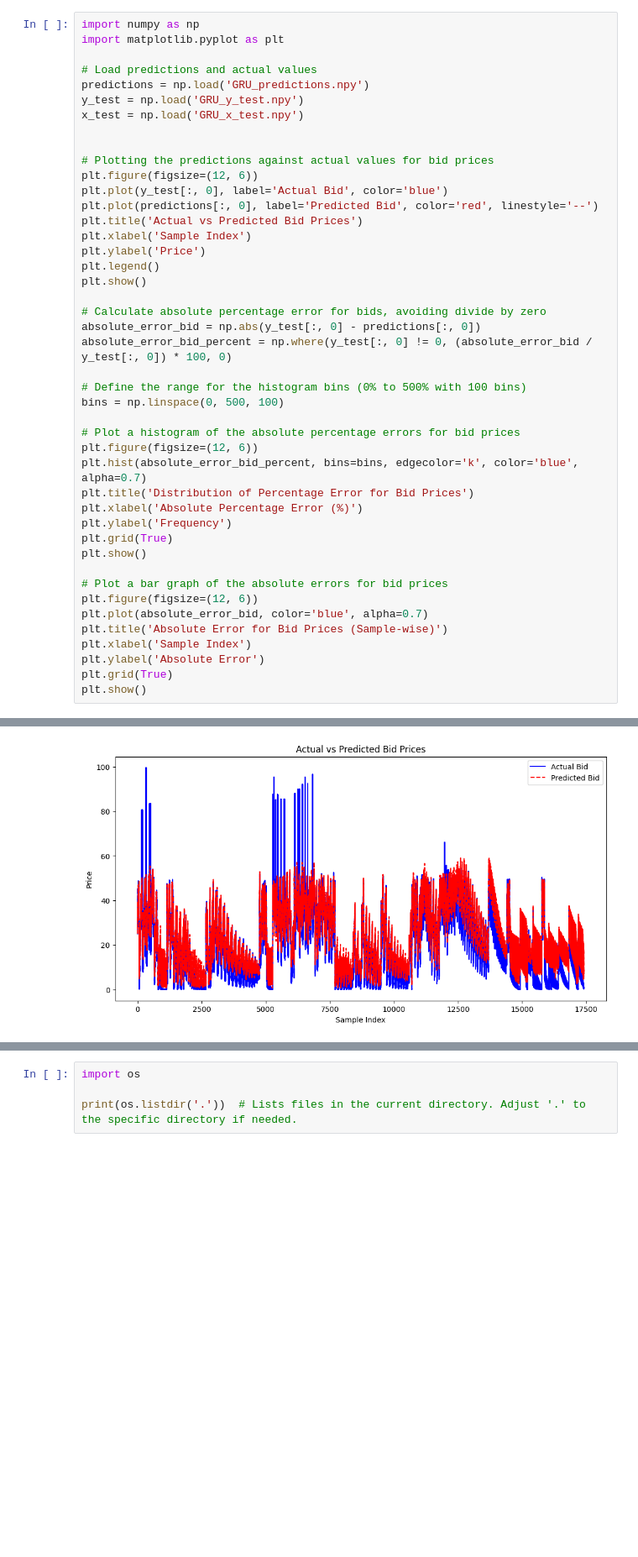
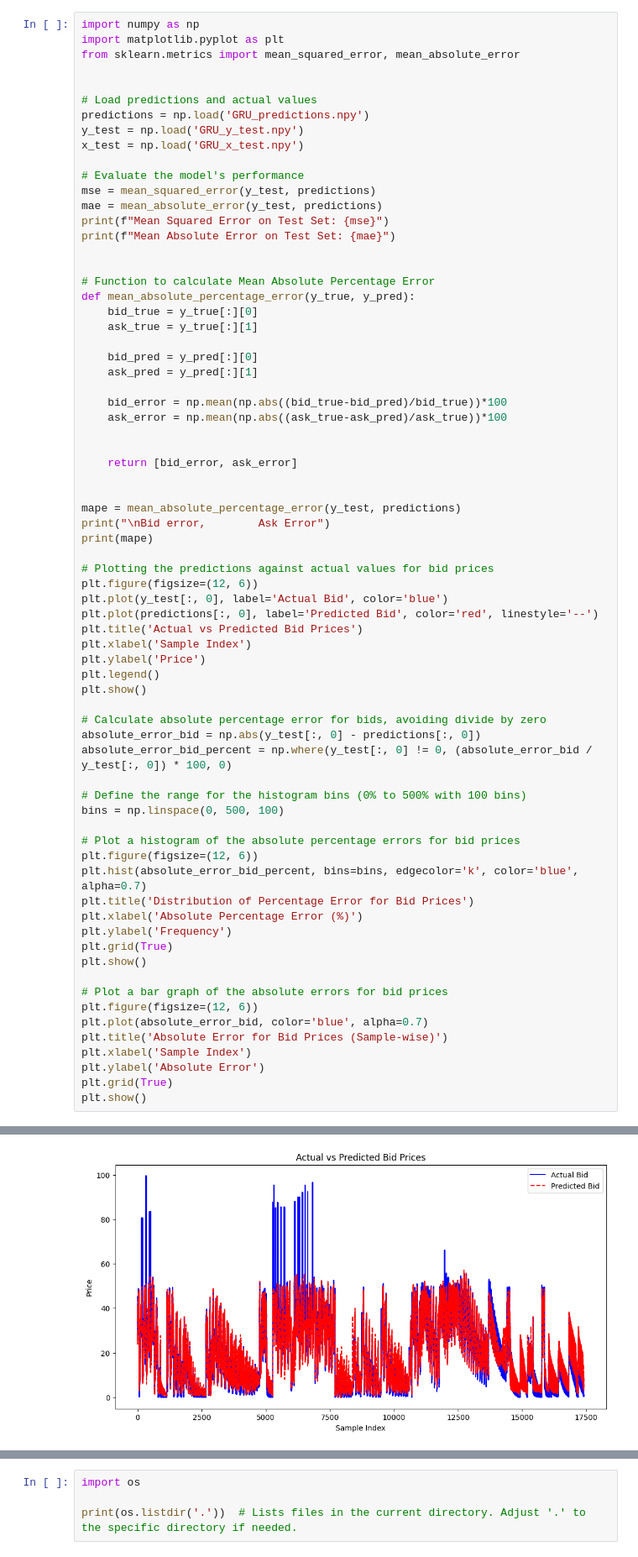
Before and after one commit to NathanPaceydev/ML-for-American-Style-Stock-Options, a Jupyter notebook: Version 3.0/evaluate_GRU_and_plot.ipynb, the cells around one changed output, grey strips where cells are left out. Shown at 84% size. Saved outputs shown, nothing was run; the diff lists cells and outputs as text; blank space fills up the shorter version.

```diff
--- a/Version 3.0/evaluate_GRU_and_plot.ipynb
+++ b/Version 3.0/evaluate_GRU_and_plot.ipynb
@@ -1,12 +1,39 @@
 # %%
 import numpy as np
 import matplotlib.pyplot as plt
+from sklearn.metrics import mean_squared_error, mean_absolute_error
+
 
 # Load predictions and actual values
 predictions = np.load('GRU_predictions.npy')
 y_test = np.load('GRU_y_test.npy')
 x_test = np.load('GRU_x_test.npy')
 
+# Evaluate the model's performance
+mse = mean_squared_error(y_test, predictions)
+mae = mean_absolute_error(y_test, predictions)
+print(f"Mean Squared Error on Test Set: {mse}")
+print(f"Mean Absolute Error on Test Set: {mae}")
+
+
+# Function to calculate Mean Absolute Percentage Error
+def mean_absolute_percentage_error(y_true, y_pred):
+    bid_true = y_true[:][0]
+    ask_true = y_true[:][1]
+
+    bid_pred = y_pred[:][0]
+    ask_pred = y_pred[:][1]
+
+    bid_error = np.mean(np.abs((bid_true-bid_pred)/bid_true))*100
+    ask_error = np.mean(np.abs((ask_true-ask_pred)/ask_true))*100
+
+
+    return [bid_error, ask_error]
+
+
+mape = mean_absolute_percentage_error(y_test, predictions)
+print("\nBid error,        Ask Error")
+print(mape)
 
 # Plotting the predictions against actual values for bid prices
 plt.figure(figsize=(12, 6))
@@ -46 +78 @@ plt.show()
-[figure, old version]
+[figure, new version]
```
Also changed, not shown: parts of 12 cells of this notebook, 14 other files.
